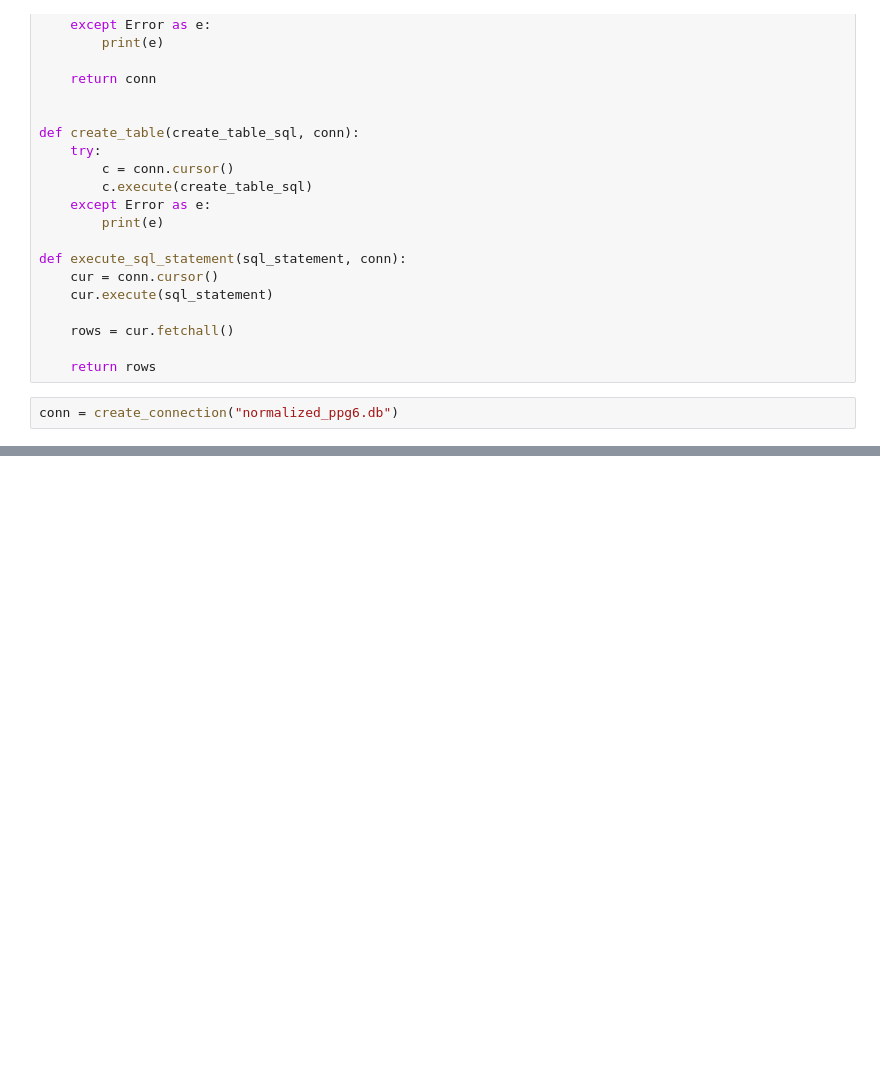
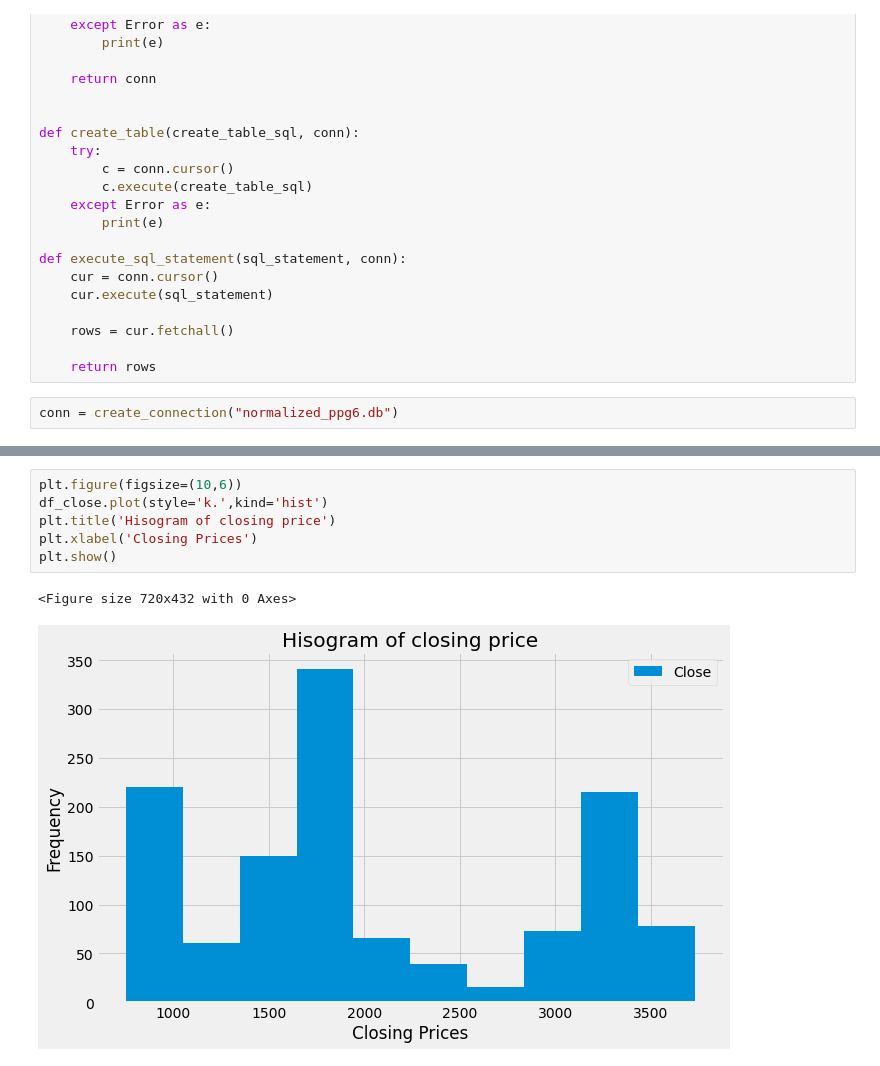
Before and after one commit to HemanthTalla/StockMarketPrediction, a Jupyter notebook: DDA_FinalProject.ipynb, the cells around one changed output, grey strips where cells are left out. Cells and saved outputs as stored; diff of their text form; blank space fills up the shorter version.

```diff
--- a/DDA_FinalProject.ipynb
+++ b/DDA_FinalProject.ipynb
@@ -100,0 +143,9 @@ table HistoricalPrices already exists
+# %%
+plt.figure(figsize=(10,6))
+df_close.plot(style='k.',kind='hist')
+plt.title('Hisogram of closing price')
+plt.xlabel('Closing Prices')
+plt.show()
+# %% [output]
+<Figure size 720x432 with 0 Axes>
+[figure, added]
```
Also changed, not shown: parts of 48 cells of this notebook, 5 other files.
